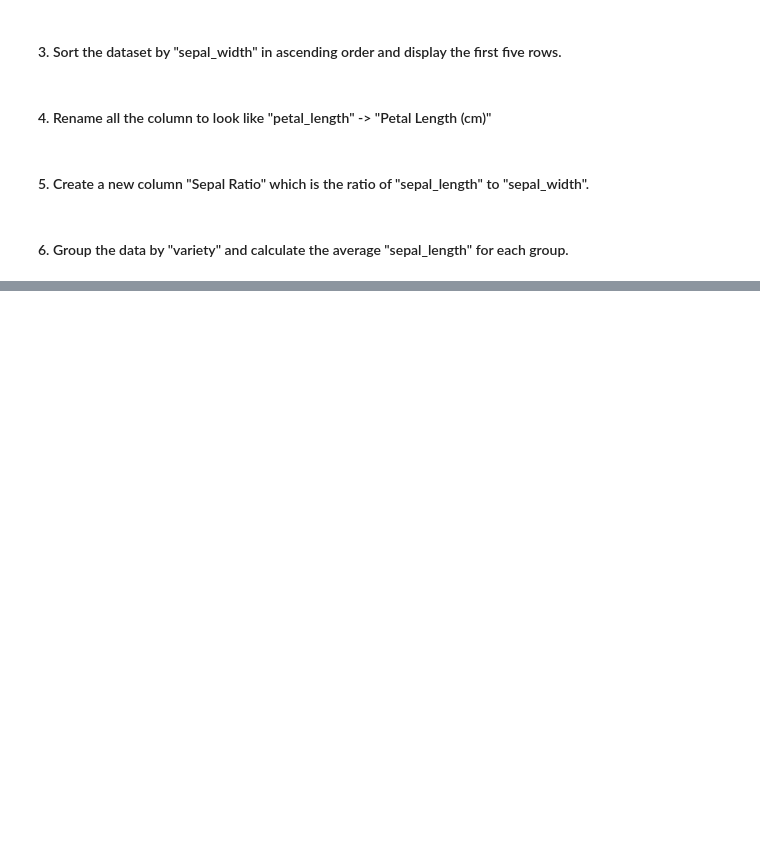
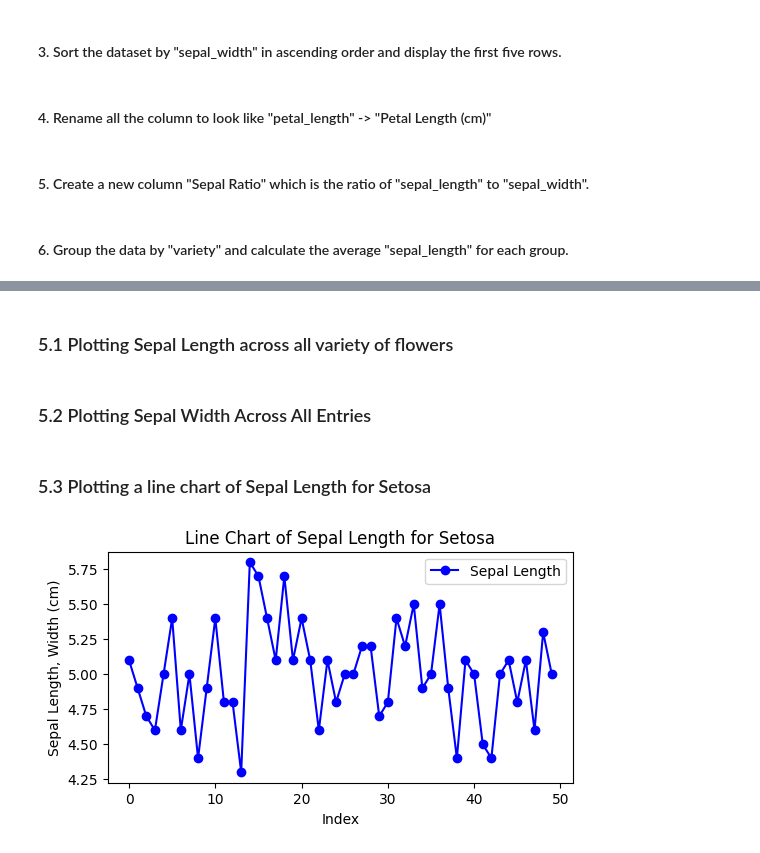
Before and after one commit to shiftkey-labs/PythonDA-course, a Jupyter notebook: Week 3 & 4/Week_3_&_4_Pandas,_NumPy,_Matplotlib.ipynb, the cells around one changed output, grey strips where cells are left out. Saved outputs shown, nothing was run; the diff lists cells and outputs as text; code cells hidden in the pictures; blank space fills up the shorter version.

```diff
--- a/Week 3 & 4/Week_3_&_4_Pandas,_NumPy,_Matplotlib.ipynb
+++ b/Week 3 & 4/Week_3_&_4_Pandas,_NumPy,_Matplotlib.ipynb
@@ -127,7 +143,7 @@ Reading an Excel File (Use a .xls file path if available)
 
 Syntax:  `df = pd.read_excel("data.xls")`
 # %%
-df = pd.read_csv("iris (1).csv")
+df = pd.read_csv("iris_ds.csv")
 # %% [markdown]
 ### 2.3 Exploring and Analyzing Data
 
@@ -291,0 +499,2 @@ print("Average Sepal Length by Variety:\n", grouped_data)
+# %% [markdown]
+### 5.1 Plotting Sepal Length across all variety of flowers
@@ -291,0 +511,18 @@ print("Average Sepal Length by Variety:\n", grouped_data)
+# %% [markdown]
+### 5.2 Plotting Sepal Width Across All Entries
+# %% [markdown]
+### 5.3 Plotting a line chart of Sepal Length for Setosa
+# %%
+# Filtering data for Setosa species
+setosa_df = df[df["variety"] == "Setosa"]
+
+# Line chart of Sepal Length for Setosa using plt.plot()
+plt.figure(figsize=(6, 3))
+plt.plot(setosa_df.index, setosa_df["sepal.length"], color="blue", marker="o", label="Sepal Length")
+plt.title("Line Chart of Sepal Length for Setosa")
+plt.xlabel("Index")
+plt.ylabel("Sepal Length, Width (cm)")
+plt.legend()
+plt.show()
+# %% [output]
+[figure, added]
```
Also changed, not shown: parts of 58 cells of this notebook, 1 other file.
